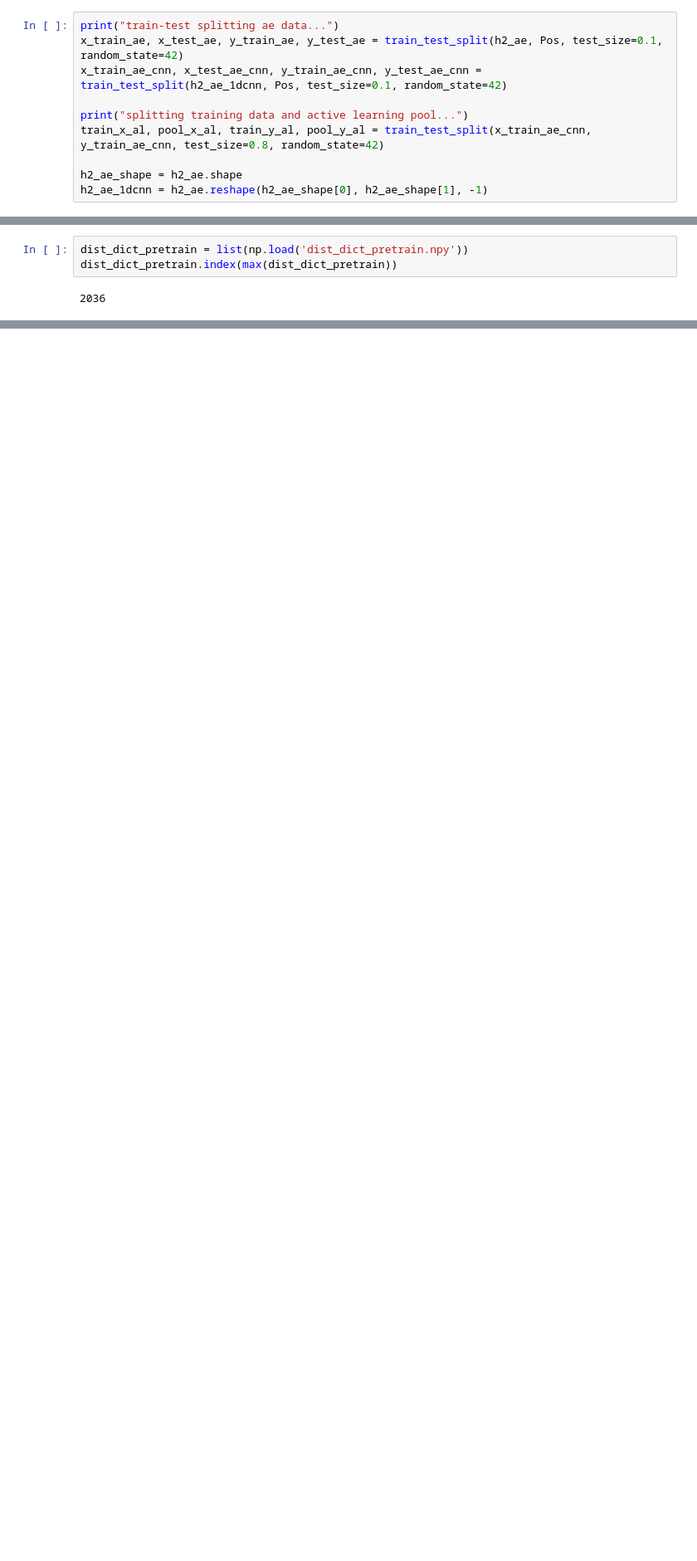
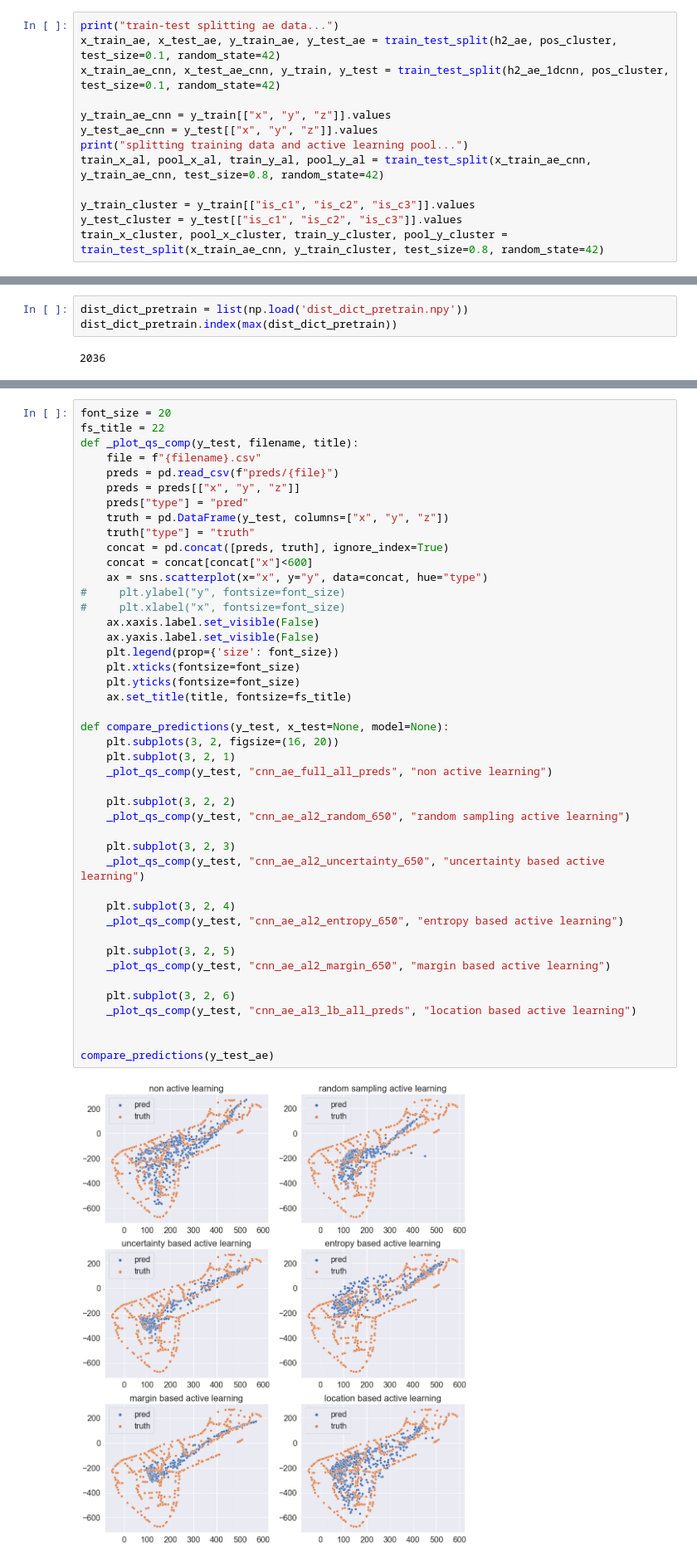
Before and after one commit to telenovelachuan/data_science, a Jupyter notebook: master_project/new_qs.ipynb, the cells around one changed output, grey strips where cells are left out. Shown at 83% size. Saved outputs shown, nothing was run; the diff lists cells and outputs as text; blank space fills up the shorter version.

```diff
--- a/master_project/new_qs.ipynb
+++ b/master_project/new_qs.ipynb
@@ -30,13 +42,16 @@ h2_ae.shape, Pos.shape
 # %%
 print("train-test splitting ae data...")
-x_train_ae, x_test_ae, y_train_ae, y_test_ae = train_test_split(h2_ae, Pos, test_size=0.1, random_state=42)
-x_train_ae_cnn, x_test_ae_cnn, y_train_ae_cnn, y_test_ae_cnn = train_test_split(h2_ae_1dcnn, Pos, test_size=0.1, random_state=42)
+x_train_ae, x_test_ae, y_train_ae, y_test_ae = train_test_split(h2_ae, pos_cluster, test_size=0.1, random_state=42)
+x_train_ae_cnn, x_test_ae_cnn, y_train, y_test = train_test_split(h2_ae_1dcnn, pos_cluster, test_size=0.1, random_state=42)
 
+y_train_ae_cnn = y_train[["x", "y", "z"]].values
+y_test_ae_cnn = y_test[["x", "y", "z"]].values
 print("splitting training data and active learning pool...")
 train_x_al, pool_x_al, train_y_al, pool_y_al = train_test_split(x_train_ae_cnn, y_train_ae_cnn, test_size=0.8, random_state=42)
 
-h2_ae_shape = h2_ae.shape
-h2_ae_1dcnn = h2_ae.reshape(h2_ae_shape[0], h2_ae_shape[1], -1)
+y_train_cluster = y_train[["is_c1", "is_c2", "is_c3"]].values
+y_test_cluster = y_test[["is_c1", "is_c2", "is_c3"]].values
+train_x_cluster, pool_x_cluster, train_y_cluster, pool_y_cluster = train_test_split(x_train_ae_cnn, y_train_cluster, test_size=0.8, random_state=42)
 # %% [output]
 train-test splitting ae data...
 splitting training data and active learning pool...
@@ -328,0 +399,46 @@ analyze_predictions(y_test_ae_cnn, file="cnn_ae_al1_lb_all_preds.csv")
+# %%
+font_size = 20
+fs_title = 22
+def _plot_qs_comp(y_test, filename, title):
+    file = f"{filename}.csv"
+    preds = pd.read_csv(f"preds/{file}")
+    preds = preds[["x", "y", "z"]]
+    preds["type"] = "pred"
+    truth = pd.DataFrame(y_test, columns=["x", "y", "z"])
+    truth["type"] = "truth"
+    concat = pd.concat([preds, truth], ignore_index=True)
+    concat = concat[concat["x"]<600]
+    ax = sns.scatterplot(x="x", y="y", data=concat, hue="type")
+#     plt.ylabel("y", fontsize=font_size)
+#     plt.xlabel("x", fontsize=font_size)
+    ax.xaxis.label.set_visible(False)
+    ax.yaxis.label.set_visible(False)
+    plt.legend(prop={'size': font_size})
+    plt.xticks(fontsize=font_size)
+    plt.yticks(fontsize=font_size)
+    ax.set_title(title, fontsize=fs_title)
+
+def compare_predictions(y_test, x_test=None, model=None):
+    plt.subplots(3, 2, figsize=(16, 20))
+    plt.subplot(3, 2, 1)
+    _plot_qs_comp(y_test, "cnn_ae_full_all_preds", "non active learning")
+
+    plt.subplot(3, 2, 2)
+    _plot_qs_comp(y_test, "cnn_ae_al2_random_650", "random sampling active learning")
+
+    plt.subplot(3, 2, 3)
+    _plot_qs_comp(y_test, "cnn_ae_al2_uncertainty_650", "uncertainty based active learning")
+
+    plt.subplot(3, 2, 4)
+    _plot_qs_comp(y_test, "cnn_ae_al2_entropy_650", "entropy based active learning")
+
+    plt.subplot(3, 2, 5)
+    _plot_qs_comp(y_test, "cnn_ae_al2_margin_650", "margin based active learning")
+
+    plt.subplot(3, 2, 6)
+    _plot_qs_comp(y_test, "cnn_ae_al3_lb_all_preds", "location based active learning")
+
+
+compare_predictions(y_test_ae)
+# %% [output]
+[figure, added]
```
Also changed, not shown: parts of 15 cells of this notebook, 28 other files.
